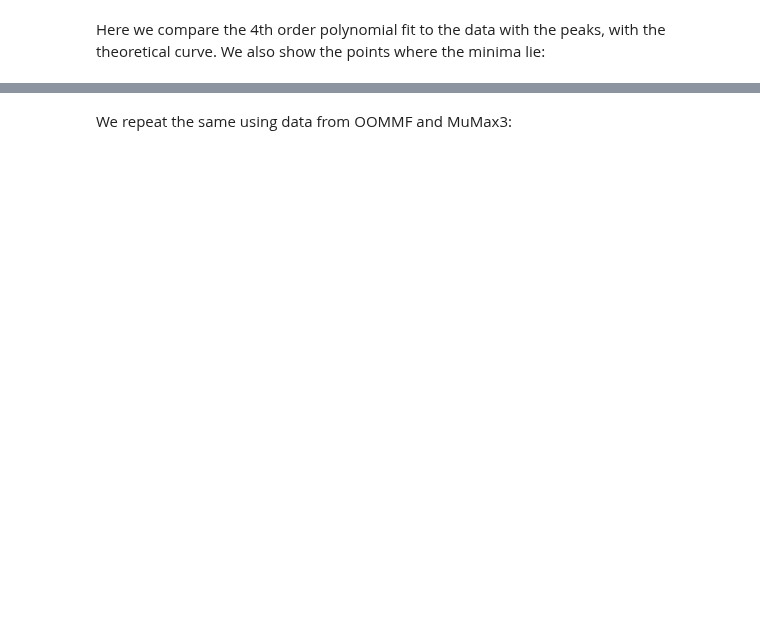
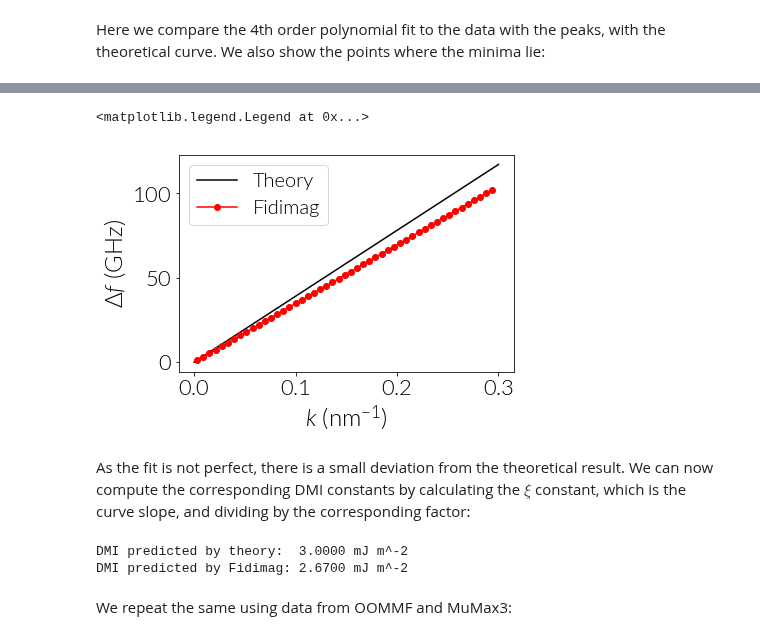
Before and after one commit to fangohr/paper-supplement-standard-problem-dmi, a Jupyter notebook: notebooks/spin_waves_dmi.ipynb, the cells around one changed output, grey strips where cells are left out. Cells and saved outputs as stored; diff of their text form; code cells hidden in the pictures; blank space fills up the shorter version.

Commit message:
Added more comparison to the theory in SWs nb

```diff
--- a/notebooks/spin_waves_dmi.ipynb
+++ b/notebooks/spin_waves_dmi.ipynb
@@ -247,6 +255,6 @@ From the logarithmic scale, peaks for $k>0$ are not intense enough, thus we will
 # %%
 print('Computing values up to k =', peaks_k_F[100], 'nm^-1')
-coefs = np.polyfit(peaks_k_F[:100], peaks_f_F[:100], 4)
+coefs = np.polyfit(peaks_k_F[:100], peaks_f_F[:100], 2)
 interp_sim_F = np.poly1d(coefs)
 # %% [output]
 Computing values up to k = 0.015707963267948967 nm^-1
@@ -302,3 +318,42 @@ plt.savefig('result_spin-waves_peaks_sim-theory.pdf',
+# %%
+asymm_T = []
+for k in np.linspace(0, 0.3, 100):
+    asymm_T.append([k, Omega_Moon(H0_si, Ms_si, A_si, DM_si, k * 1e9, d, gamma_si, p=1) -
+                       Omega_Moon(H0_si, Ms_si, A_si, DM_si, -k * 1e9, d, gamma_si, p=1)])
+asymm_T = np.array(asymm_T)
+
+asymm_F = []
+for k in kk[np.logical_and(kk > 0, kk < 0.3)]:
+    asymm_F.append([k, interp_sim_F(k) - interp_sim_F(-k)])
+asymm_F = np.array(asymm_F)
+# %%
+plt.plot(asymm_T[:, 0], asymm_T[:, 1], '-k', label='Theory')
+plt.plot(asymm_F[:, 0], asymm_F[:, 1], 'o-r', label='Fidimag')
+plt.ylabel(r'$\Delta f$ (GHz)')
+plt.xlabel(r'$k\,\,(\mathrm{nm}^{-1})$')
+plt.legend()
+# %% [output]
+<matplotlib.legend.Legend at 0x...>
+[figure, added]
+# %% [markdown]
+As the fit is not perfect, there is a small deviation from the theoretical result. We can now compute the corresponding DMI constants by calculating the $\xi$ constant, which is the curve slope, and dividing by the corresponding factor:
+# %%
+factor = 2 * gamma_si / (mu0 * np.pi * Ms_si)
+
+# Slope from the theory
+slope_T = (asymm_T[:, 1][4] - asymm_T[:, 1][0]) / (asymm_T[:, 0][4] - asymm_T[:, 0][0])
+# Slope from curve fit to Fidimag data
+slope_F = (asymm_F[:, 1][4] - asymm_F[:, 1][0]) / (asymm_F[:, 0][4] - asymm_F[:, 0][0])
+
+# Since the k value is given in nm^-1 we must scale the units:
+DMI_T = 1e-9 * slope_T / (2 * np.pi * factor)
+DMI_F = 1e-9 * slope_F / (2 * np.pi * factor)
+
+print('DMI predicted by theory:  {:.4f} mJ m^-2'.format(DMI_T * 1000))
+print('DMI predicted by Fidimag: {:.4f} mJ m^-2'.format(DMI_F * 1000))
+# %% [output]
+DMI predicted by theory:  3.0000 mJ m^-2
+DMI predicted by Fidimag: 2.6700 mJ m^-2
 # %% [markdown]
 We repeat the same using data from OOMMF and MuMax3:
 # %%
```
Also changed, not shown: parts of 15 cells of this notebook.
